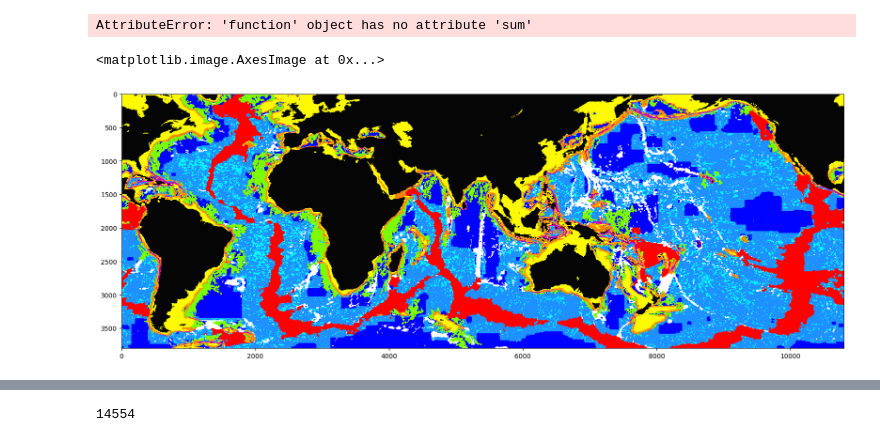
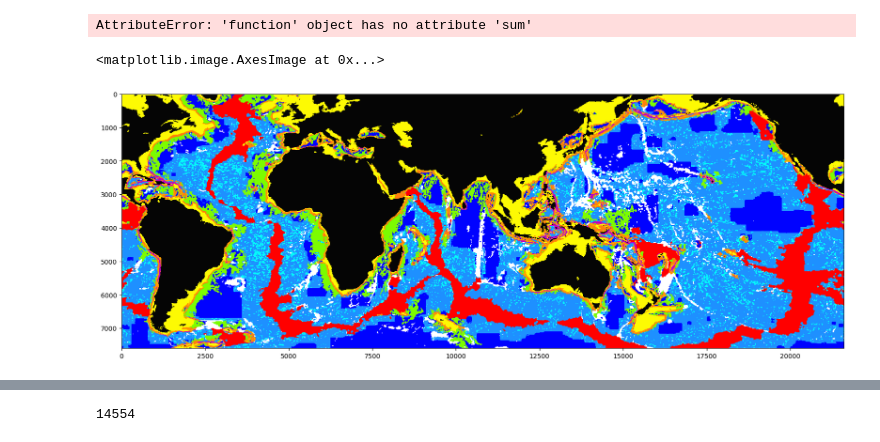
Before and after one commit to nico5655/OceanPSC, a Jupyter notebook: dataset_creation.ipynb, the cells around one changed output, grey strips where cells are left out. Saved outputs shown, nothing was run; the diff lists cells and outputs as text; code cells hidden in the pictures.

```diff
--- a/dataset_creation.ipynb
+++ b/dataset_creation.ipynb
@@ -34,7 +34,7 @@ c_rise cleaned!
 AttributeError: 'function' object has no attribute 'sum'
 # %%
 plt.figure(figsize=(20,10),dpi=100)
-plt.imshow(classes,cmap=c.class_color_map,interpolation='nearest')
+plt.imshow(nclasses,cmap=c.class_color_map,interpolation='nearest')
 # %% [output]
 <matplotlib.image.AxesImage at 0x...>
-[figure, old version]
+[figure, new version]
```
Also changed, not shown: parts of 17 cells of this notebook, 48 other files.
